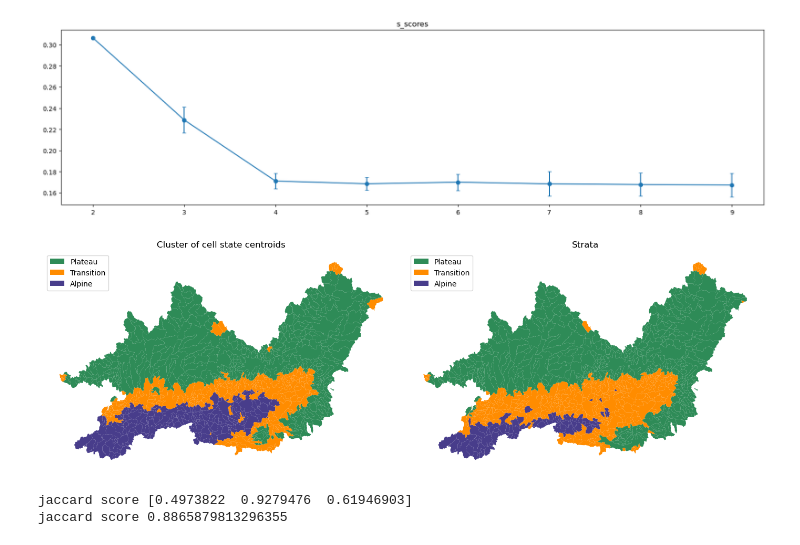
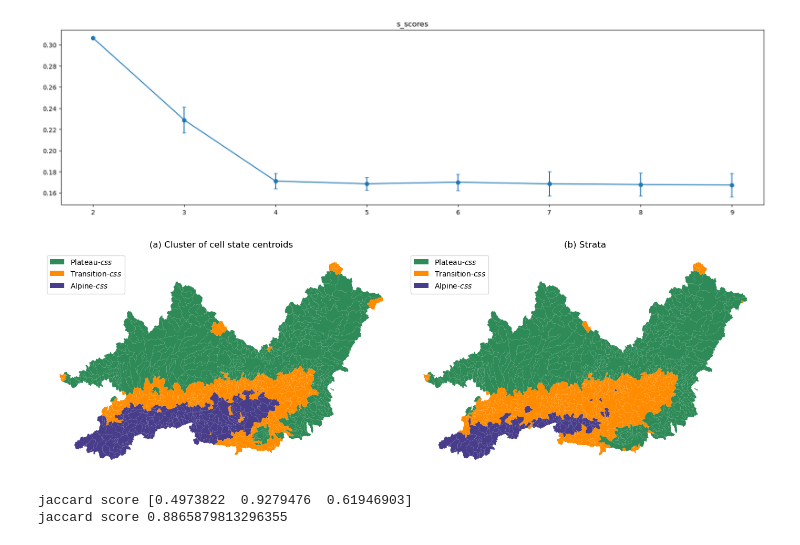
Before and after one commit to tripleUU-U/lamah-ce_lstm, a Jupyter notebook: analysis/CSA/cell_state_analysis.ipynb, the cells around one changed output. Saved outputs shown, nothing was run; the diff lists cells and outputs as text; code cells hidden in the pictures.

```diff
--- a/analysis/CSA/cell_state_analysis.ipynb
+++ b/analysis/CSA/cell_state_analysis.ipynb
@@ -209,0 +221,15 @@ if save_fig:
+# %%
+fig, axs = plt.subplots(1,2, figsize=(30,15))
+axs = axs.ravel()
+
+#for ax, attr in zip (axs,["lake_fra", "p_season", "elev_mean", "elev_ran", "area_calc"]):
+for ax, attr in zip (axs,["elev_mean", "frac_snow"]):
+
+	sns.scatterplot(
+		x=array[:,0],
+		y=array[:,1],
+		ax=ax,
+		hue= lamah_gdf[attr],
+		style=cluster_named,
+		s=150
+	)
@@ -263,38 +291,43 @@ c = Counter(s_scores_2[:,3])
 kmeans_seed = seeds[np.where(s_scores_2[:,3] == c.most_common(1)[0][0])[0][0]]
 
 kmeans = KMeans(n_clusters=3, random_state=kmeans_seed, max_iter=100)
 
 fig, axs = plt.subplots(1,2, figsize=(14,7))
 
 cluster = kmeans.fit_predict(r_cs_array)
 
 # 1. remap
 label_dict = {0: 0, 1: 2, 2: 1}
 cluster_remapped = list(map(lambda x: label_dict[x], cluster))
 
 # 2. labels
 name_dict = {0: "plateau", 1: "transition", 2: "alpine"}
 cluster_named = list(map(lambda x: name_dict[x], cluster_remapped))
 
 lamah_gdf["cluster"] = cluster_named
 
 lamah_gdf.plot(color=lamah_gdf["cluster"].map(color_dict), ax=axs[0], legend=True)
-axs[0].set_title("Cluster of cell state centroids")
+axs[0].set_title("(a) Cluster of cell state centroids")
 lamah_gdf.plot(color=strata_colors, ax=axs[1], legend=True)
-axs[1].set_title("Strata")
+axs[1].set_title("(b) Strata")
 
+axs[1].legend(handles=legend_elements, loc="upper left")
+legend_elements = [
+    Patch(facecolor="seagreen",      label="Plateau-$\it{css}$"),
+    Patch(facecolor="darkorange",    label="Transition-$\it{css}$"),
+    Patch(facecolor="darkslateblue", label="Alpine-$\it{css}$"),
+]
 axs[0].legend(handles=legend_elements, loc="upper left")
-axs[1].legend(handles=legend_elements, loc="upper left")
 
 
 axs[0].set_axis_off()
 axs[1].set_axis_off()
 
 plt.tight_layout()
 
-fig.savefig("/home/wuhlmann/BA/repo/lamah-ce_lstm/results/CSA/cluster_centroids_strata_map.png", dpi=300)
+fig.savefig("/home/wuhlmann/BA/repo/lamah-ce_lstm/results/CSA/256_centroids_cluster_map.png", dpi=300)
 # %% [output]
-[figure, old version]
+[figure, new version]
 # %%
 print(f"jaccard score {jaccard_score(lamah_gdf['strata'], lamah_gdf['cluster'], average=None)}")
 print(f"jaccard score {jaccard_score(ak_clusters['cluster'], lamah_gdf['cluster'], average='weighted')}")
```
Also changed, not shown: parts of 3 cells of this notebook, 14 other files.
